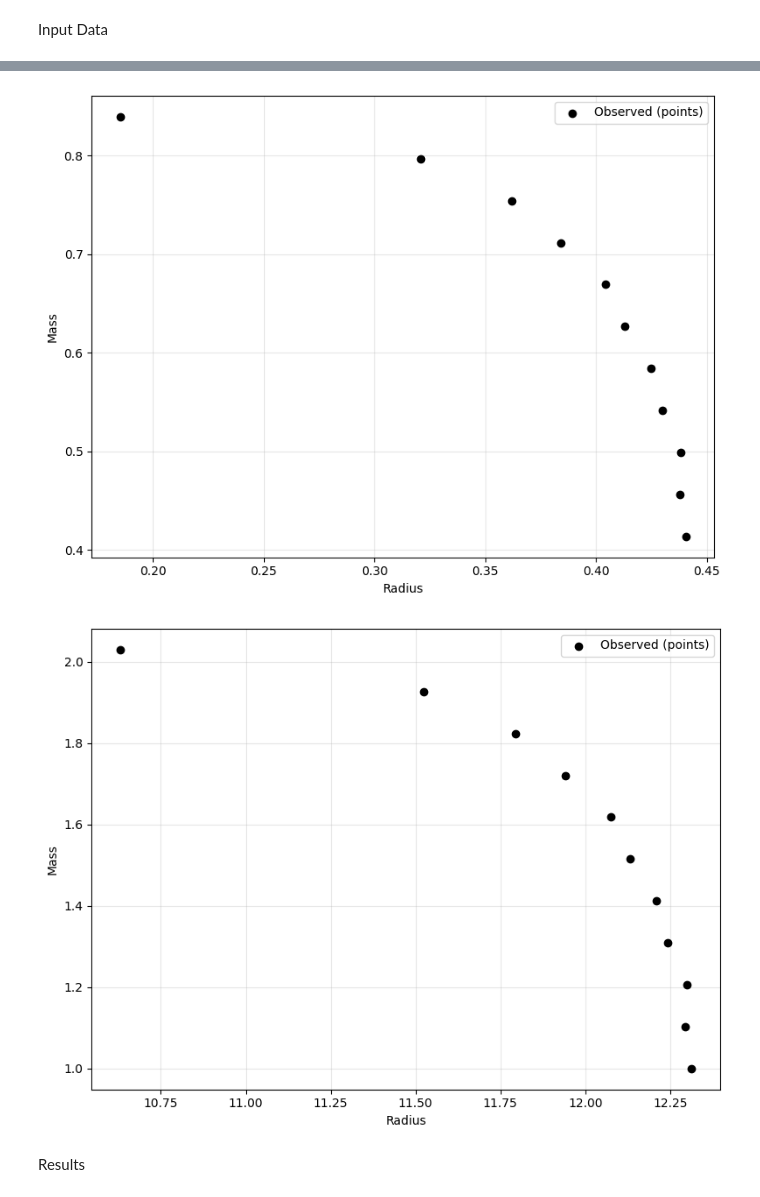
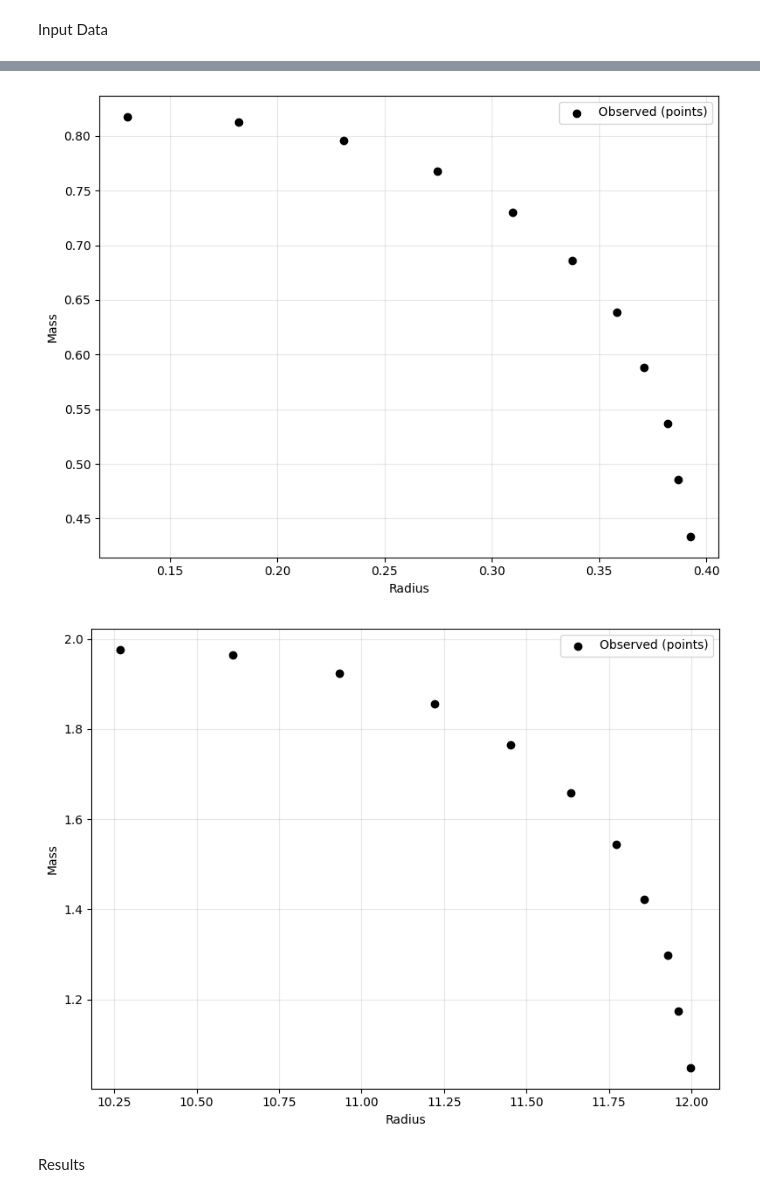
Before and after one commit to lesanson/NN-Reconstruction, a Jupyter notebook: EOS_Solver.ipynb, the cells around one changed output, grey strips where cells are left out. Saved outputs shown, nothing was run; the diff lists cells and outputs as text; code cells hidden in the pictures.

```diff
--- a/EOS_Solver.ipynb
+++ b/EOS_Solver.ipynb
@@ -16,18 +16,19 @@ Input Data
 observed_mr = pd.read_csv("data/sample_mr.csv")
 observed_eos = pd.read_csv("data/sample_eos.csv")
 
-# ---------------- M–R preprocessing (same as before) ----------------
-M_MAX = observed_mr.query("ID != 19248")["M"].max()
+MR_relations = np.load("data/Y_scaled.npy")
+
+M_MAX = observed_mr["M"].max()
 R_MAX = 16.0
-R_MIN = observed_mr.query("ID != 19248")["R"].min()
+R_MIN = observed_mr["R"].min()
 
-observed_mr = observed_mr.query("ID == 19248").query("model == 'RMFNL'")
-M_targets = np.linspace(1.0, min(2.25, observed_mr["M"].max()), 11)
 
-M_values = observed_mr["M"].values
-R_values = observed_mr["R"].values
+rho_scaled, P_scaled, M_scaled, R_scaled, dM, dR =eos_load_and_preprocess()
 
-R_obs = np.array([R_values[np.argmin(np.abs(M_values - m))] for m in M_targets])
 
-M_scaled = M_targets / M_MAX
-R_scaled = (R_obs - R_MIN) / (R_MAX - R_MIN)
+# final observed points (from data only)
+M_targets =  M_scaled * M_MAX
+R_targets = R_scaled * (R_MAX - R_MIN) + R_MIN
+
+M_obs = MR_relations[0][:,0] * M_MAX
+R_obs = MR_relations[0][:,1] * (R_MAX - R_MIN) + R_MIN
@@ -42,19 +59,19 @@ plt.grid(True, alpha=0.3)
 plt.tight_layout()
 plt.show()
 # %% [output]
-[figure, old version]
+[figure, new version]
 # %%
 # --- Plot ---
 plt.figure(figsize=(8, 6))
-plt.scatter(R_obs, M_targets, color="black", label="Observed (points)", zorder=3)
+plt.scatter(R_targets, M_targets, color="black", label="Observed (points)", zorder=3)
 plt.xlabel("Radius")
 plt.ylabel("Mass")
 plt.legend()
 plt.grid(True, alpha=0.3)
 plt.tight_layout()
 plt.show()
 # %% [output]
-[figure, old version]
+[figure, new version]
 # %% [markdown]
 Results
 # %%
```
Also changed, not shown: parts of 17 cells of this notebook, 11 other files.
